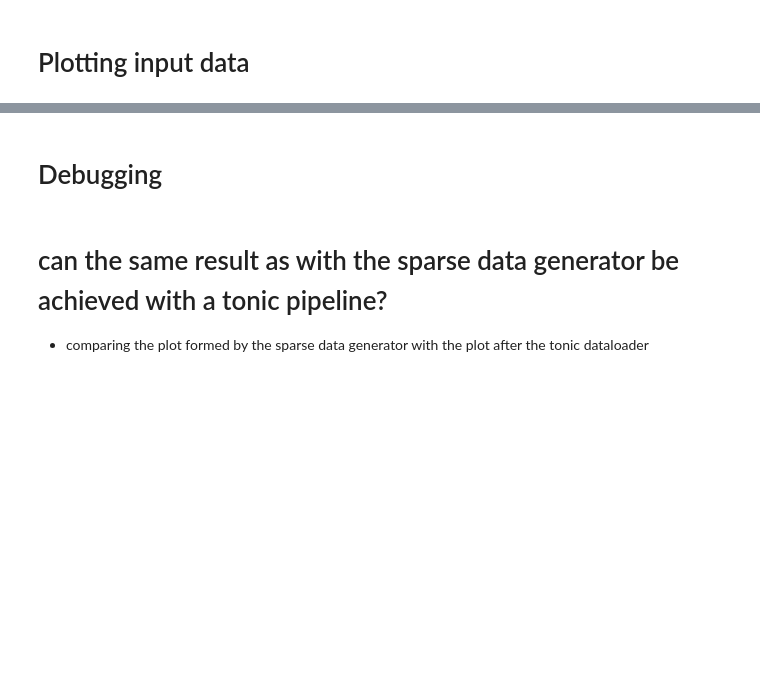
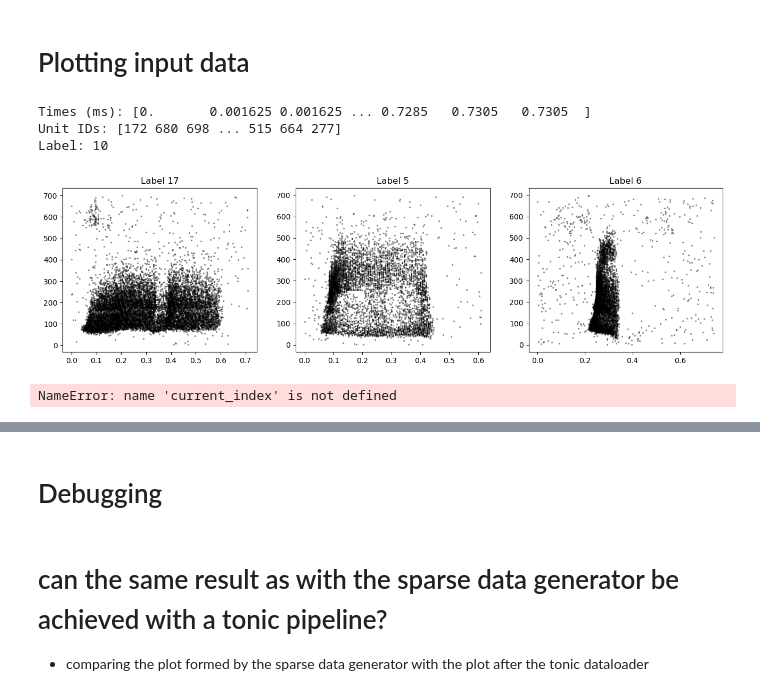
Before and after one commit to ForzaMark/whk-snn, a Jupyter notebook: heidelberg_implementation/notebook.ipynb, the cells around one changed output, grey strips where cells are left out. Saved outputs shown, nothing was run; the diff lists cells and outputs as text; code cells hidden in the pictures; blank space fills up the shorter version.

```diff
--- a/heidelberg_implementation/notebook.ipynb
+++ b/heidelberg_implementation/notebook.ipynb
@@ -3,32 +3,39 @@
 # %%
 import tables
 import numpy as np
 # A quick raster plot for one of the samples
 import matplotlib.pyplot as plt
 
-hdf5_file_path = './data/shd_test.h5'
+hdf5_file_path = '../data/shd_test.h5'
 
 fileh = tables.open_file(hdf5_file_path, mode='r')
 units = fileh.root.spikes.units
 times = fileh.root.spikes.times
 labels = fileh.root.labels
 # This is how we access spikes and labels
 index = 0
 print("Times (ms):", times[index])
 print("Unit IDs:", units[index])
 print("Label:", labels[index])
 
 fig = plt.figure(figsize=(16,4))
 idx = np.random.randint(len(times),size=3)
 for i,k in enumerate(idx):
     ax = plt.subplot(1,3,i+1)
     ax.scatter(times[k],700-units[k], color="k", alpha=0.33, s=2)
     ax.set_title("Label %i"%labels[k])
     #ax.axis("off")
 plt.show()
+# %% [output]
+Times (ms): [0.       0.001625 0.001625 ... 0.7285   0.7305   0.7305  ]
+Unit IDs: [172 680 698 ... 515 664 277]
+Label: 10
+[figure, added]
 # %%
 print(times[current_index][2000])
 print(units[current_index][2000])
+# %% [output]
+NameError: name 'current_index' is not defined
 # %%
 fig = plt.figure(figsize=(16,4))
 current_index = 2222
```
Also changed, not shown: parts of 2 cells of this notebook, 4 other files.
